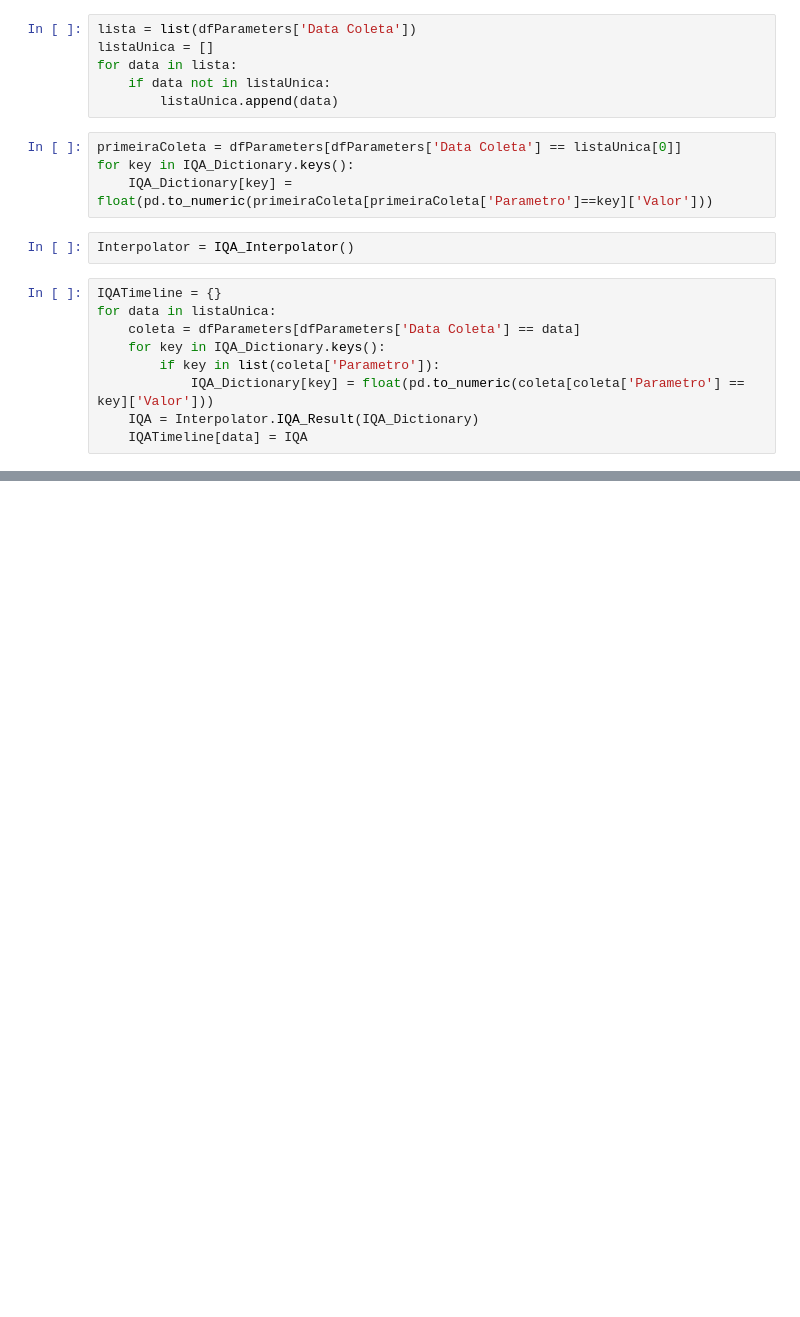
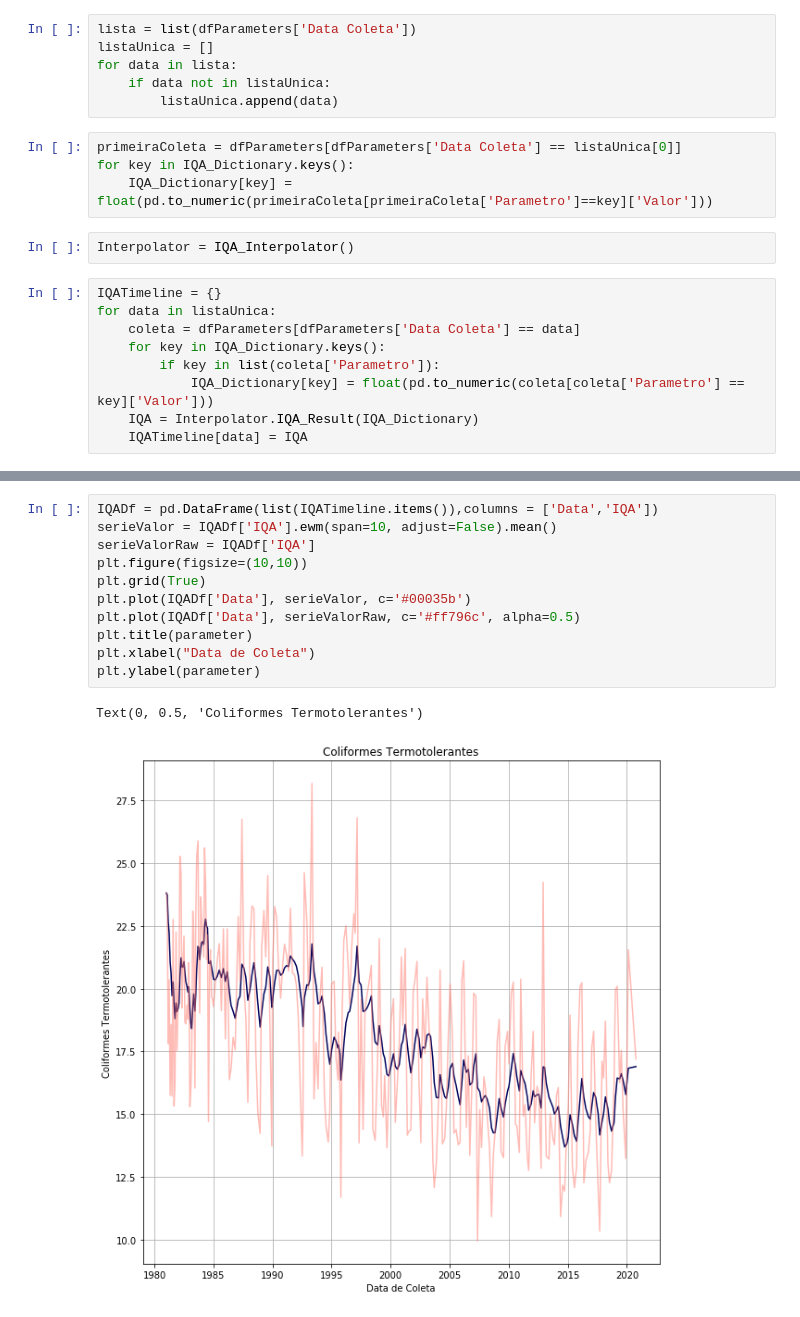
Before and after one commit to CEDipEngineering/WaterPolutionClassifier, a Jupyter notebook: aguas.ipynb, the cells around one changed output, grey strips where cells are left out. Drawn from its saved outputs; the diff is of its cells as text; blank space fills up the shorter version.

```diff
--- a/aguas.ipynb
+++ b/aguas.ipynb
@@ -111,0 +112,14 @@ plt.show()
+# %%
+IQADf = pd.DataFrame(list(IQATimeline.items()),columns = ['Data','IQA'])
+serieValor = IQADf['IQA'].ewm(span=10, adjust=False).mean()
+serieValorRaw = IQADf['IQA']
+plt.figure(figsize=(10,10))
+plt.grid(True)
+plt.plot(IQADf['Data'], serieValor, c='#00035b')
+plt.plot(IQADf['Data'], serieValorRaw, c='#ff796c', alpha=0.5)
+plt.title(parameter)
+plt.xlabel("Data de Coleta")
+plt.ylabel(parameter)
+# %% [output]
+Text(0, 0.5, 'Coliformes Termotolerantes')
+[figure, added]
```
Also changed, not shown: parts of 2 cells of this notebook, 1 other file.
